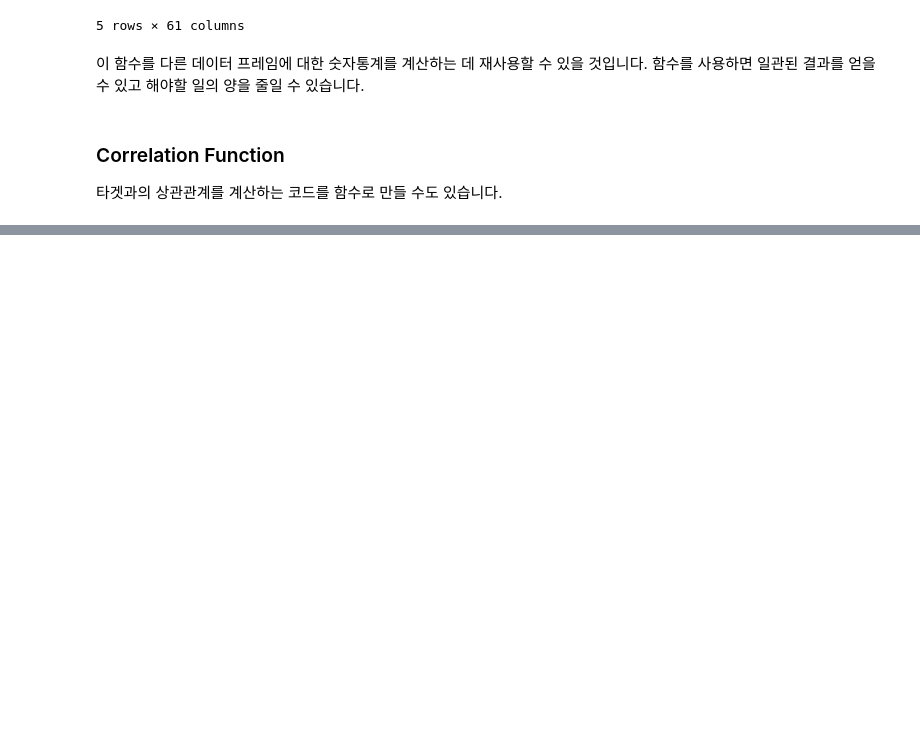
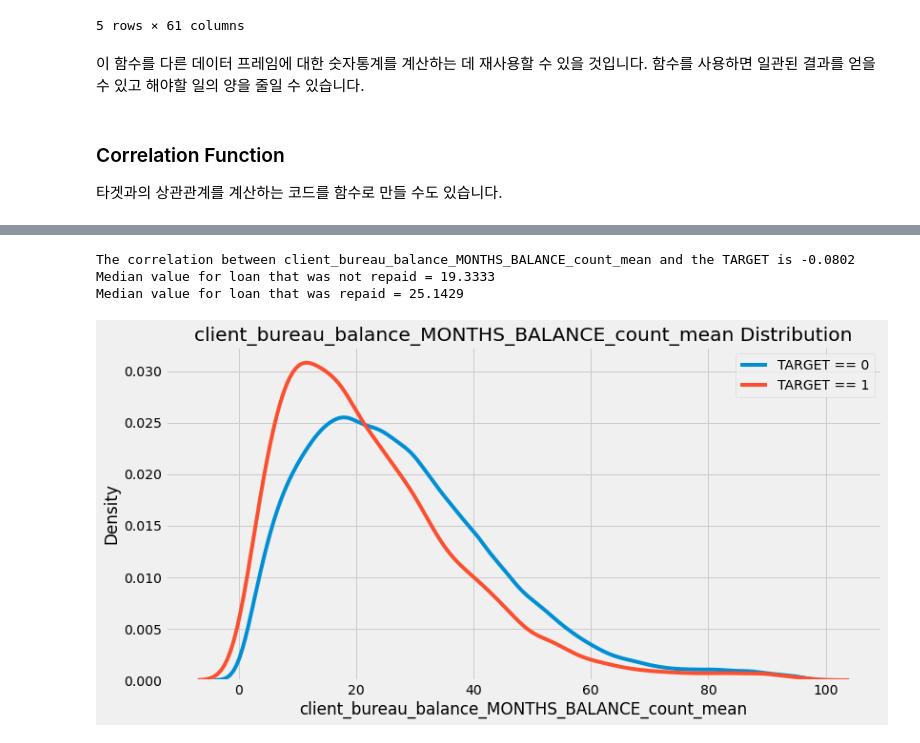
Before and after one commit to Haebuk/kagglestudy, a Jupyter notebook: Home credit competition/home_2_유재성.ipynb, the cells around one changed output, grey strips where cells are left out. Cells and saved outputs as stored; diff of their text form; code cells hidden in the pictures; blank space fills up the shorter version.

```diff
--- a/Home credit competition/home_2_유재성.ipynb
+++ b/Home credit competition/home_2_유재성.ipynb
@@ -322,0 +619,7 @@ def target_corrs(df):
+# %%
+# Dataframe grouped by the loan
+bureau_by_loan = bureau_balance_agg.merge(bureau_balance_counts, right_index=True, left_on = 'SK_ID_BUREAU', how='outer')
+# Merge to include the SK_ID_CURR
+bureau_by_loan = bureau[['SK_ID_BUREAU', 'SK_ID_CURR']].merge(bureau_by_loan, on='SK_ID_BUREAU', how='left')
+# Aggregate the stats for each client
+bureau_balance_by_client = agg_numeric(bureau_by_loan.drop(columns=['SK_ID_BUREAU']), group_var='SK_ID_CURR', df_name='client')
@@ -322,0 +633,9 @@ def target_corrs(df):
+# %%
+# Merge with the value counts of bureau
+train = train.merge(bureau_counts, on='SK_ID_CURR', how='left')
+
+# Merge with the stats of bureau
+train = train.merge(bureau_agg, on='SK_ID_CURR', how='left')
+
+# Merge with the monthly information grouped by client
+train = train.merge(bureau_balance_by_client, on='SK_ID_CURR', how='left')
@@ -322,0 +709,12 @@ def target_corrs(df):
+# %%
+# Read in the test dataframe
+test = pd.read_csv('./input/application_test.csv')
+
+# Merge with the values counts of bureau
+test = test.merge(bureau_counts, on = 'SK_ID_CURR', how='left')
+
+# Merge with the stats bureau
+test = test.merge(bureau_agg, on = 'SK_ID_CURR', how='left')
+
+# Merge with the values counts of bureau balance
+test = test.merge(bureau_balance_by_client, on = 'SK_ID_CURR', how='left')
@@ -322,0 +727,7 @@ def target_corrs(df):
+# %%
+train_labels = train['TARGET']
+
+# Align the dataframes, this will remove the 'TARGET' column
+train, test = train.align(test, join='inner', axis=1)
+
+train['TARGET'] = train_labels
@@ -322,0 +813,7 @@ def target_corrs(df):
+# %%
+kde_target(var_name='client_bureau_balance_MONTHS_BALANCE_count_mean', df=train)
+# %% [output]
+The correlation between client_bureau_balance_MONTHS_BALANCE_count_mean and the TARGET is -0.0802
+Median value for loan that was not repaid = 19.3333
+Median value for loan that was repaid = 25.1429
+[figure, added]
```
Also changed, not shown: parts of 69 cells of this notebook.
